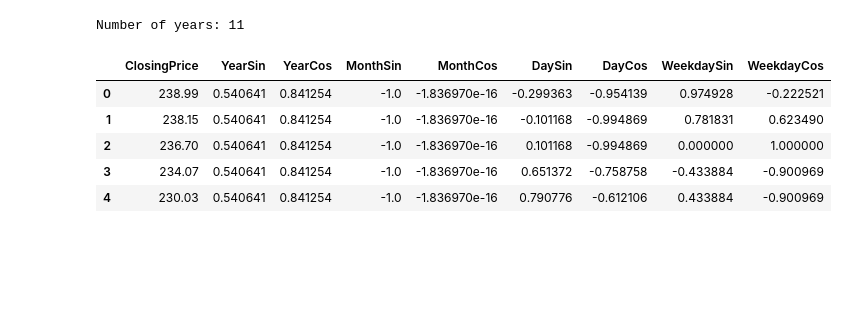
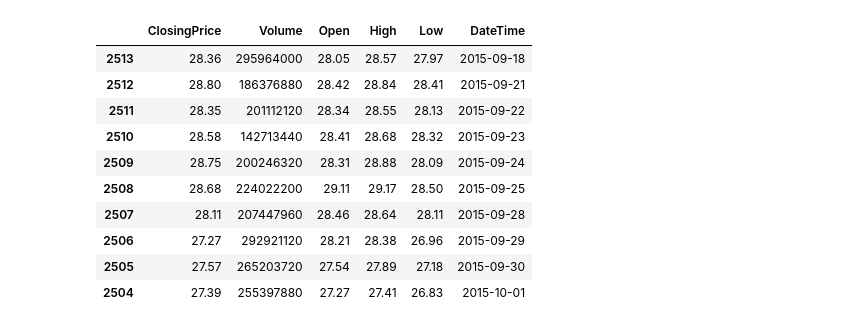
Before and after one commit to chrisjohnklopper/Machine-Learning-Assignment-3, a Jupyter notebook: notebooks/apple.ipynb, the cells around one changed output. Saved outputs shown, nothing was run; the diff lists cells and outputs as text; code cells hidden in the pictures; blank space fills up the shorter version.

```diff
--- a/notebooks/apple.ipynb
+++ b/notebooks/apple.ipynb
@@ -1,41 +1,57 @@
 # %%
 # Imports
 
 import pandas as pd
 import matplotlib.pyplot as plt
 import numpy as np
 from sklearn.model_selection import TimeSeriesSplit
 from util import training, ElmanRNN, JordanRNN, MultiRecurrentNN
 
 from util import convert_feature_into_cyclic
 
 def preprocess(data):
-    data['Date'] = pd.to_datetime(data['Date'])
-    data.rename(columns={'Close/Last': 'ClosingPrice'}, inplace=True)
-    data['ClosingPrice'] = data['ClosingPrice'].str.replace('$', '').astype(float)
-    data['Year'] = data['Date'].dt.year
-    data['Month'] = data['Date'].dt.month
-    data['Day'] = data['Date'].dt.day
-    data['Weekday'] = data['Date'].dt.weekday
+    data['Year'] = data['DateTime'].dt.year
+    data['Month'] = data['DateTime'].dt.month
+    data['Day'] = data['DateTime'].dt.day
+    data['Weekday'] = data['DateTime'].dt.weekday
     print(f'Number of years: {data['Year'].max() - data['Year'].min() + 1}')
     convert_feature_into_cyclic(data, 'Year', 11)
     convert_feature_into_cyclic(data, 'Month', 12)
     convert_feature_into_cyclic(data, 'Day', 31)
     convert_feature_into_cyclic(data, 'Weekday', 7)
-    data.drop(columns=['Volume', 'Open', 'High', 'Low', 'Date', 'Year', 'Month', 'Day', 'Weekday'], inplace=True)
+    data.drop(columns=['Volume', 'Open', 'High', 'Low', 'DateTime', 'Year', 'Month', 'Day', 'Weekday'], inplace=True)
     return data
 
 # Read in the data
 
-data = pd.read_csv('../csvs/apple.csv')
-dates = pd.to_datetime(data['Date'])
-data = preprocess(data)
-data.head()
+raw_data = pd.read_csv('../csvs/apple.csv')
+
+raw_data = raw_data.replace('\$', '', regex=True)
+raw_data['Close/Last'] = raw_data['Close/Last'].astype(float)
+raw_data['Volume'] = raw_data['Volume'].astype(int)
+raw_data['Open'] = raw_data['Open'].astype(float)
+raw_data['High'] = raw_data['High'].astype(float)
+raw_data['Low'] = raw_data['Low'].astype(float)
+raw_data['DateTime'] = pd.to_datetime(raw_data['Date'])
+raw_data = raw_data.sort_values(by='DateTime')
+raw_data.rename(columns={'Close/Last': 'ClosingPrice'}, inplace=True)
+raw_data.drop(columns=['Date'], inplace=True)
+
+split_index = int(len(raw_data) * 0.7)
+raw_train = raw_data[:split_index]
+raw_test = raw_data[split_index:]
+
+
+raw_data.head(n=10)
 # %% [output]
-Number of years: 11
-|  | ClosingPrice | YearSin | YearCos | MonthSin | MonthCos | DaySin | DayCos | WeekdaySin | WeekdayCos |
-| 0 | 238.99 | 0.540641 | 0.841254 | -1.0 | -1.836970e-16 | -0.299363 | -0.954139 | 0.974928 | -0.222521 |
-| 1 | 238.15 | 0.540641 | 0.841254 | -1.0 | -1.836970e-16 | -0.101168 | -0.994869 | 0.781831 | 0.623490 |
-| 2 | 236.70 | 0.540641 | 0.841254 | -1.0 | -1.836970e-16 | 0.101168 | -0.994869 | 0.000000 | 1.000000 |
-| 3 | 234.07 | 0.540641 | 0.841254 | -1.0 | -1.836970e-16 | 0.651372 | -0.758758 | -0.433884 | -0.900969 |
-| 4 | 230.03 | 0.540641 | 0.841254 | -1.0 | -1.836970e-16 | 0.790776 | -0.612106 | 0.433884 | -0.900969 |
+|  | ClosingPrice | Volume | Open | High | Low | DateTime |
+| 2513 | 28.36 | 295964000 | 28.05 | 28.57 | 27.97 | 2015-09-18 |
+| 2512 | 28.80 | 186376880 | 28.42 | 28.84 | 28.41 | 2015-09-21 |
+| 2511 | 28.35 | 201112120 | 28.34 | 28.55 | 28.13 | 2015-09-22 |
+| 2510 | 28.58 | 142713440 | 28.41 | 28.68 | 28.32 | 2015-09-23 |
+| 2509 | 28.75 | 200246320 | 28.31 | 28.88 | 28.09 | 2015-09-24 |
+| 2508 | 28.68 | 224022200 | 29.11 | 29.17 | 28.50 | 2015-09-25 |
+| 2507 | 28.11 | 207447960 | 28.46 | 28.64 | 28.11 | 2015-09-28 |
+| 2506 | 27.27 | 292921120 | 28.21 | 28.38 | 26.96 | 2015-09-29 |
+| 2505 | 27.57 | 265203720 | 27.54 | 27.89 | 27.18 | 2015-09-30 |
+| 2504 | 27.39 | 255397880 | 27.27 | 27.41 | 26.83 | 2015-10-01 |
```
Also changed, not shown: parts of 23 cells of this notebook, 16 other files.
